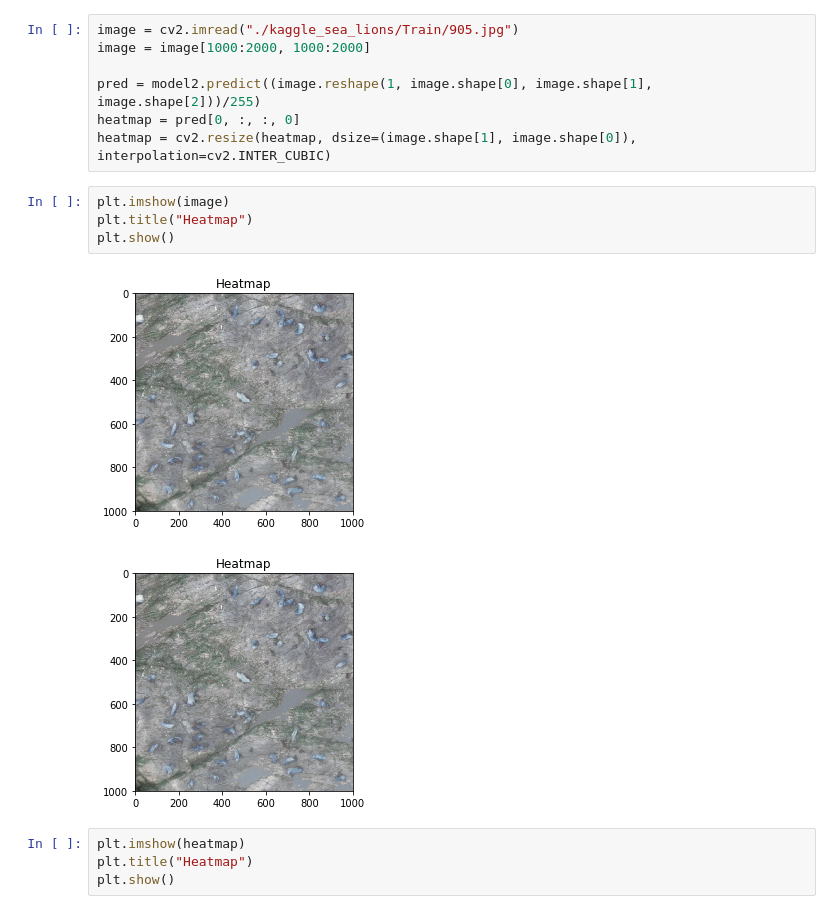
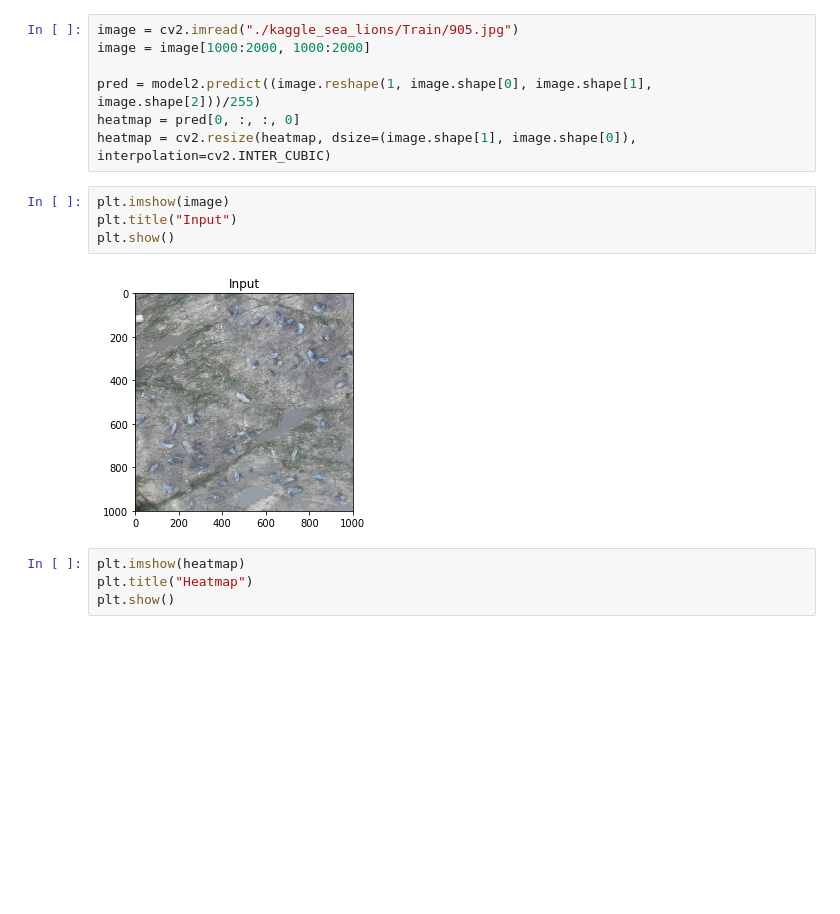
Before and after one commit to marcore94/Sealions, a Jupyter notebook: Detection.ipynb, the cells around one changed output. Cells and saved outputs as stored; diff of their text form; blank space fills up the shorter version.

```diff
--- a/Detection.ipynb
+++ b/Detection.ipynb
@@ -67,11 +67,10 @@ heatmap = pred[0, :, :, 0]
 heatmap = cv2.resize(heatmap, dsize=(image.shape[1], image.shape[0]), interpolation=cv2.INTER_CUBIC)
 # %%
 plt.imshow(image)
-plt.title("Heatmap")
+plt.title("Input")
 plt.show()
 # %% [output]
-[figure, old version]
+[figure, new version]
-[figure, removed]
 # %%
 plt.imshow(heatmap)
 plt.title("Heatmap")
```
Also changed, not shown: parts of 2 cells of this notebook.
